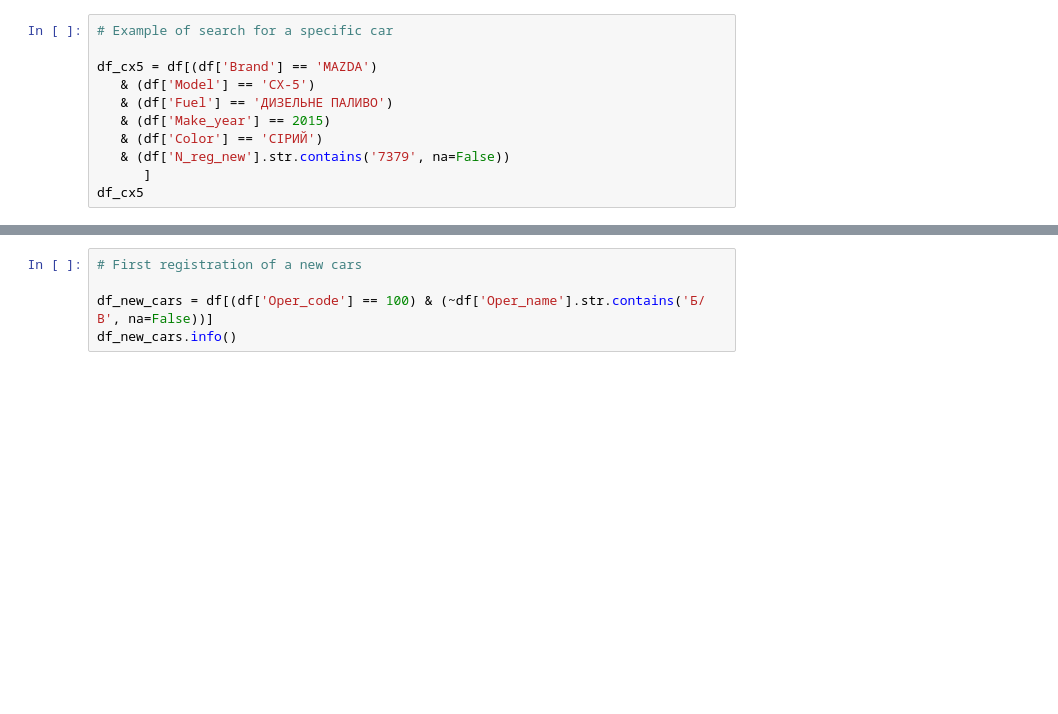
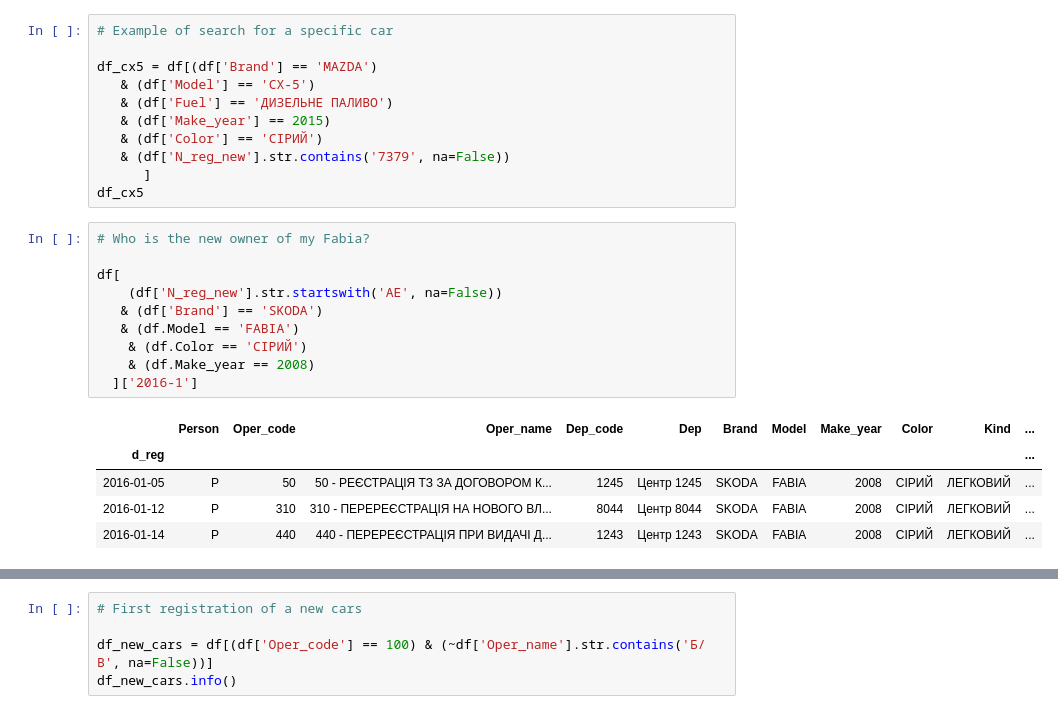
Before and after one commit to apavlenko69/UA_tz_trends, a Jupyter notebook: UA_Tranportni_zasoby.ipynb, the cells around one changed output, grey strips where cells are left out. Cells and saved outputs as stored; diff of their text form; blank space fills up the shorter version.

```diff
--- a/UA_Tranportni_zasoby.ipynb
+++ b/UA_Tranportni_zasoby.ipynb
@@ -146,6 +149,22 @@ df_cx5 = df[(df['Brand'] == 'MAZDA')
    & (df['N_reg_new'].str.contains('7379', na=False))
       ]
 df_cx5
+# %%
+# Who is the new owner of my Fabia?
+
+df[
+    (df['N_reg_new'].str.startswith('АЕ', na=False))
+   & (df['Brand'] == 'SKODA')
+   & (df.Model == 'FABIA')
+    & (df.Color == 'СІРИЙ')
+    & (df.Make_year == 2008)
+  ]['2016-1']
+# %% [output]
+|  | Person | Oper_code | Oper_name | Dep_code | Dep | Brand | Model | Make_year | Color | Kind | ... |
+| d_reg |  |  |  |  |  |  |  |  |  |  | ... |
+| 2016-01-05 | P | 50 | 50 - РЕЄСТРАЦIЯ ТЗ ЗА ДОГОВОРОМ К... | 1245 | Центр 1245 | SKODA | FABIA | 2008 | СІРИЙ | ЛЕГКОВИЙ | ... |
+| 2016-01-12 | P | 310 | 310 - ПЕРЕРЕЄСТРАЦІЯ НА НОВОГО ВЛ... | 8044 | Центр 8044 | SKODA | FABIA | 2008 | СІРИЙ | ЛЕГКОВИЙ | ... |
+| 2016-01-14 | P | 440 | 440 - ПЕРЕРЕЄСТРАЦIЯ ПРИ ВИДАЧI Д... | 1243 | Центр 1243 | SKODA | FABIA | 2008 | СІРИЙ | ЛЕГКОВИЙ | ... |
 # %%
 # Top road police service operation codes
 
```
Also changed, not shown: parts of 12 cells of this notebook.
